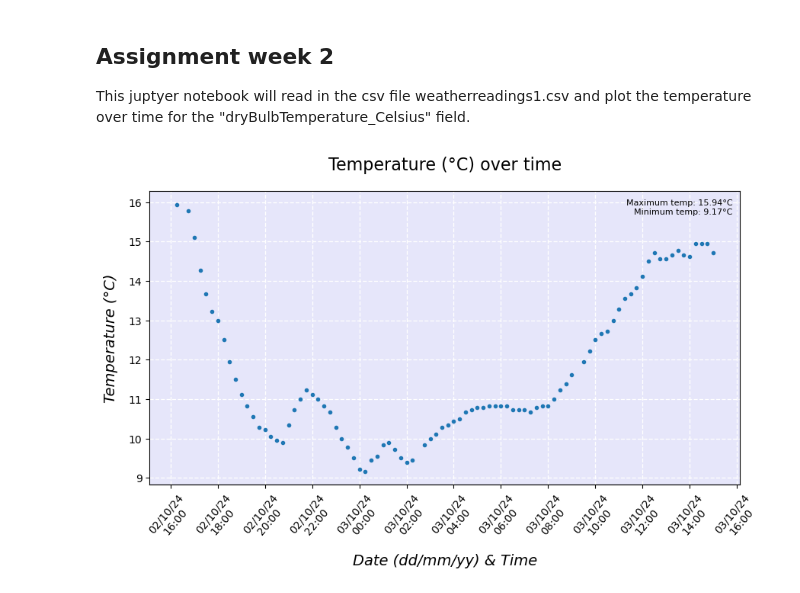
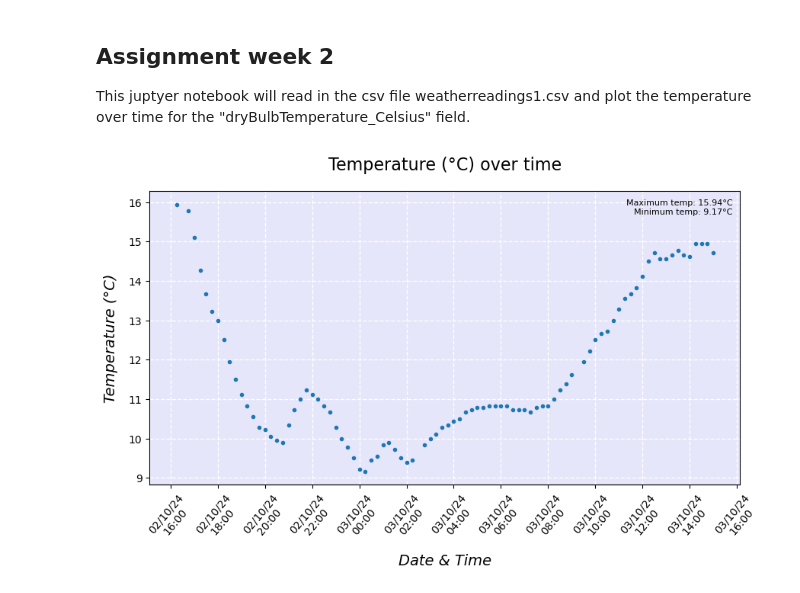
Before and after one commit to Ange-Dvs/PFDA-assignments, a Jupyter notebook: assignment_02_weather.ipynb, the cells around one changed output. Saved outputs shown, nothing was run; the diff lists cells and outputs as text; code cells hidden in the pictures.

```diff
--- a/assignment_02_weather.ipynb
+++ b/assignment_02_weather.ipynb
@@ -19,27 +19,27 @@ temp = df['dryBulbTemperature_Celsius']
 # %%
 fig, ax = plt.subplots() #creating a figure and set of axes for a plot
 
 fig.set_size_inches(10, 5) #setting the size of the figure to better show the data
 ax.plot(time, temp, ".") # plotting the time and temp data and seeting the marker type for the plot
 
 ax.set_title('Temperature (°C) over time', fontsize=16, y=1.05) # setting the title for the image
 # setting label for the x-axis & y-axis and adding some space and styling parameters
-ax.set_xlabel('Date (dd/mm/yy) & Time', fontsize=14, fontstyle='italic', labelpad=10)
+ax.set_xlabel('Date & Time', fontsize=14, fontstyle='italic', labelpad=10)
 ax.set_ylabel('Temperature (°C)', fontsize=14, fontstyle='italic', labelpad=10)
 
 
 min_temp = temp.min() #getting the min value for temp and assigning it to variable min_temp
 max_temp = temp.max() #getting the max value for temp and assigning it to variable max_temp
 
 ax.xaxis.set_major_locator(mdates.HourLocator(interval=2))  # setting the ticks to show every 2 hours to avoid overcrowding of the figure
 ax.xaxis.set_major_formatter(mdates.DateFormatter('%d/%m/%y\n%H:%M')) # formatting the ticks to display in the format of a date on the x-axis and setting the order of the information so it should appear dd/mm/yy hh:mm
 plt.xticks(rotation=50) # rotating ticks labels to ensure they don't overlap and make them easier to read
 
 
 plt.figtext(0.89, 0.82, f'Maximum temp: {max_temp:.2f}°C\nMinimum temp: {min_temp:.2f}°C', ha='right', fontsize=8) # adding text to the image which contains the information of the max and min temperature in the dataset
 
 ax.set_facecolor('lavender')  # setting the background colour of the plot
 plt.grid(color='white', linestyle='--', linewidth=1)  #s etting the grid lines to white, dotted lines for better contrast and visiblity
 plt.show() # displaying the plot
 # %% [output]
-[figure, old version]
+[figure, new version]
```
Also changed, not shown: 3 other files.
